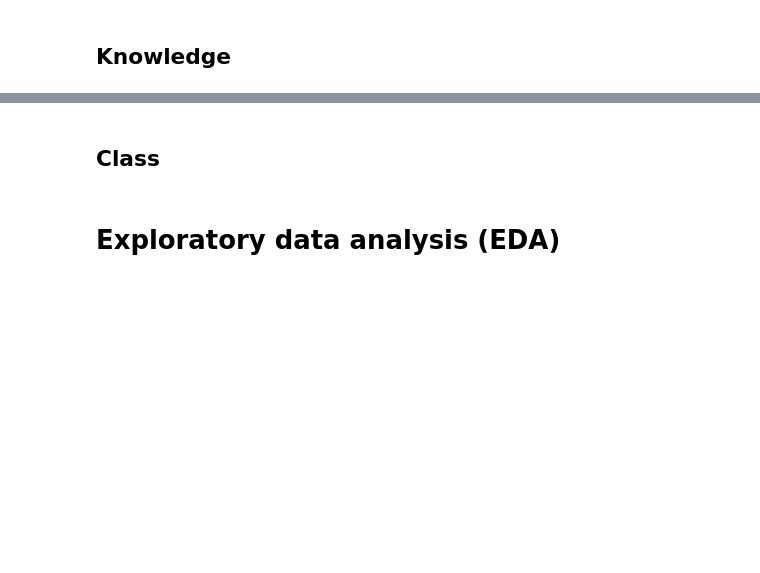
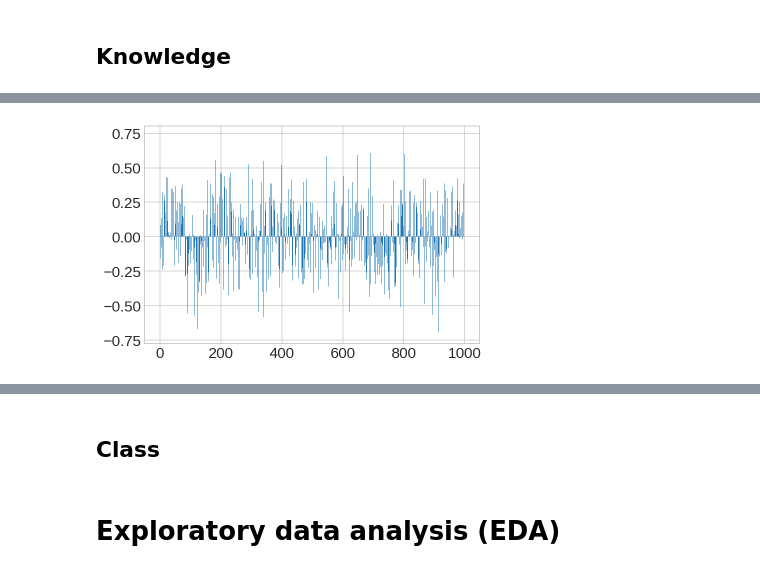
Before and after one commit to geraldgong/Kaggle_Ion, a Jupyter notebook: ion_channels.ipynb, the cells around one changed output, grey strips where cells are left out. Drawn from its saved outputs; the diff is of its cells as text; code cells hidden in the pictures; blank space fills up the shorter version.

```diff
--- a/ion_channels.ipynb
+++ b/ion_channels.ipynb
@@ -68,6 +72,6 @@ where $\bar{y}$ is the mean current of the sweep. We can get the plot:
 # %%
-data = ions.X_test['signal'][1:1000].values
-data_scaled = (data - data.min()) / (data.max() - data.min())
+data = ions.X_test['signal'][1:1000]
+# data_scaled = (data - data.min()) / (data.max() - data.min())
 
 y = 0.5 * np.diff(data_scaled)
 sigma2 = np.zeros((len(data)-1, 1), dtype=np.float32)
@@ -87,0 +84,5 @@ plt.plot(std)
+# %%
+plt.bar(range(len(data)), (data - data.mean()))
+plt.show()
+# %% [output]
+[figure, added]
```
Also changed, not shown: parts of 6 cells of this notebook.
